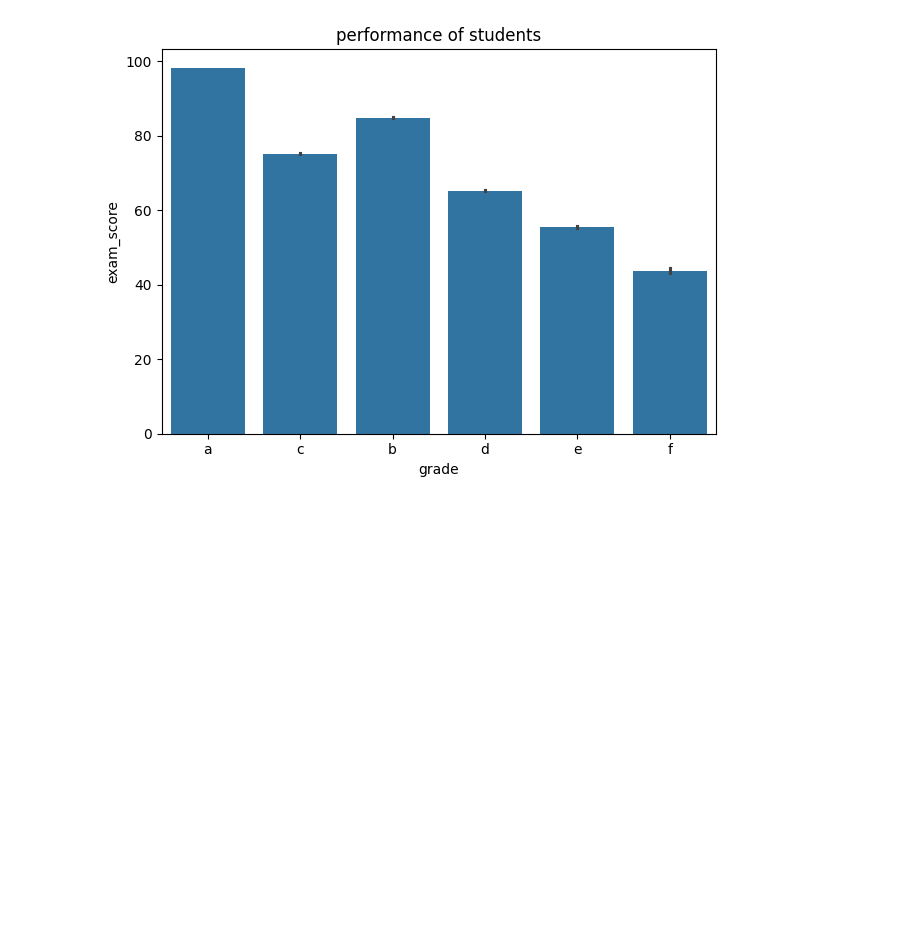
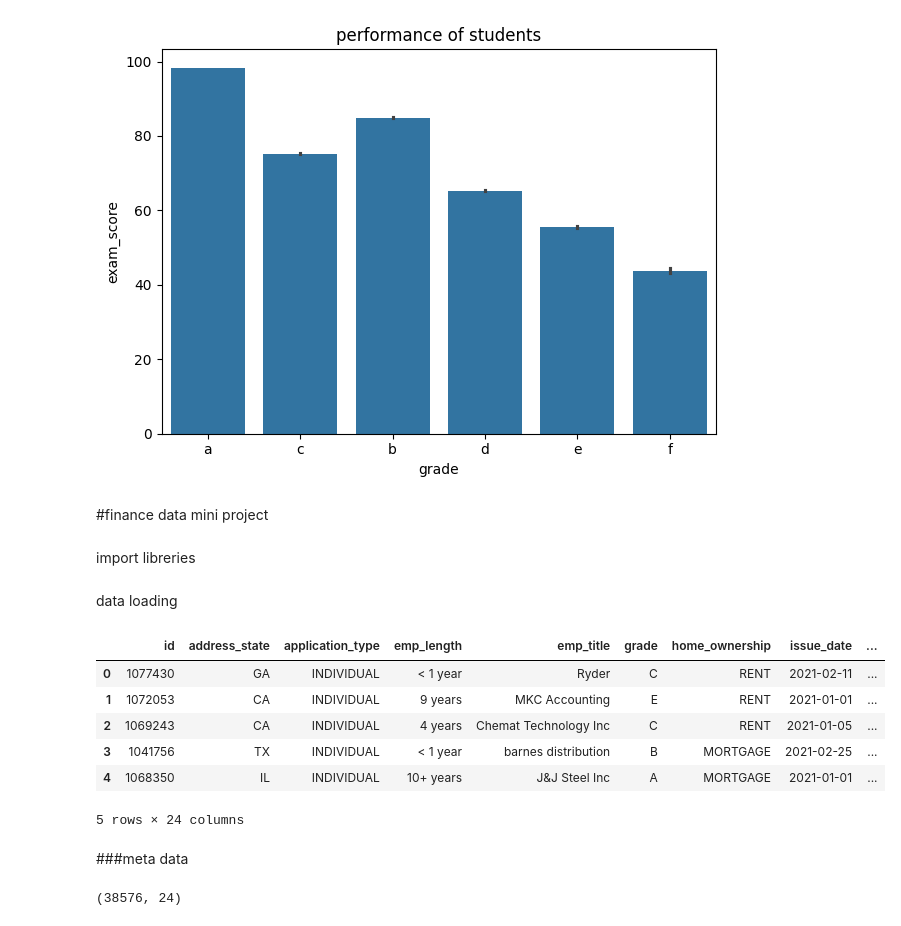
Before and after one commit to syedryaaan/data_science, a Jupyter notebook: pandas.ipynb, the cells around one changed output. Drawn from its saved outputs; the diff is of its cells as text; code cells hidden in the pictures; blank space fills up the shorter version.

```diff
--- a/pandas.ipynb
+++ b/pandas.ipynb
@@ -674,3 +674,7 @@ plt.tight_layout()
 plt.show()
 # %% [output]
 [figure]
+# %% [markdown]
+#finance data mini project
+# %% [markdown]
+import libreries
@@ -676,0 +686,19 @@ plt.show()
+# %% [markdown]
+data loading
+# %%
+df = pd.read_excel('financial_loan.xlsx')
+display(df.head())
+# %% [output]
+|  | id | address_state | application_type | emp_length | emp_title | grade | home_ownership | issue_date | ... |
+| 0 | 1077430 | GA | INDIVIDUAL | < 1 year | Ryder | C | RENT | 2021-02-11 | ... |
+| 1 | 1072053 | CA | INDIVIDUAL | 9 years | MKC Accounting | E | RENT | 2021-01-01 | ... |
+| 2 | 1069243 | CA | INDIVIDUAL | 4 years | Chemat Technology Inc | C | RENT | 2021-01-05 | ... |
+| 3 | 1041756 | TX | INDIVIDUAL | < 1 year | barnes distribution | B | MORTGAGE | 2021-02-25 | ... |
+| 4 | 1068350 | IL | INDIVIDUAL | 10+ years | J&J Steel Inc | A | MORTGAGE | 2021-01-01 | ... |
+5 rows × 24 columns
+# %% [markdown]
+###meta data
+# %%
+print(df.shape)
+# %% [output]
+(38576, 24)
```
Also changed, not shown: parts of 19 cells of this notebook.
